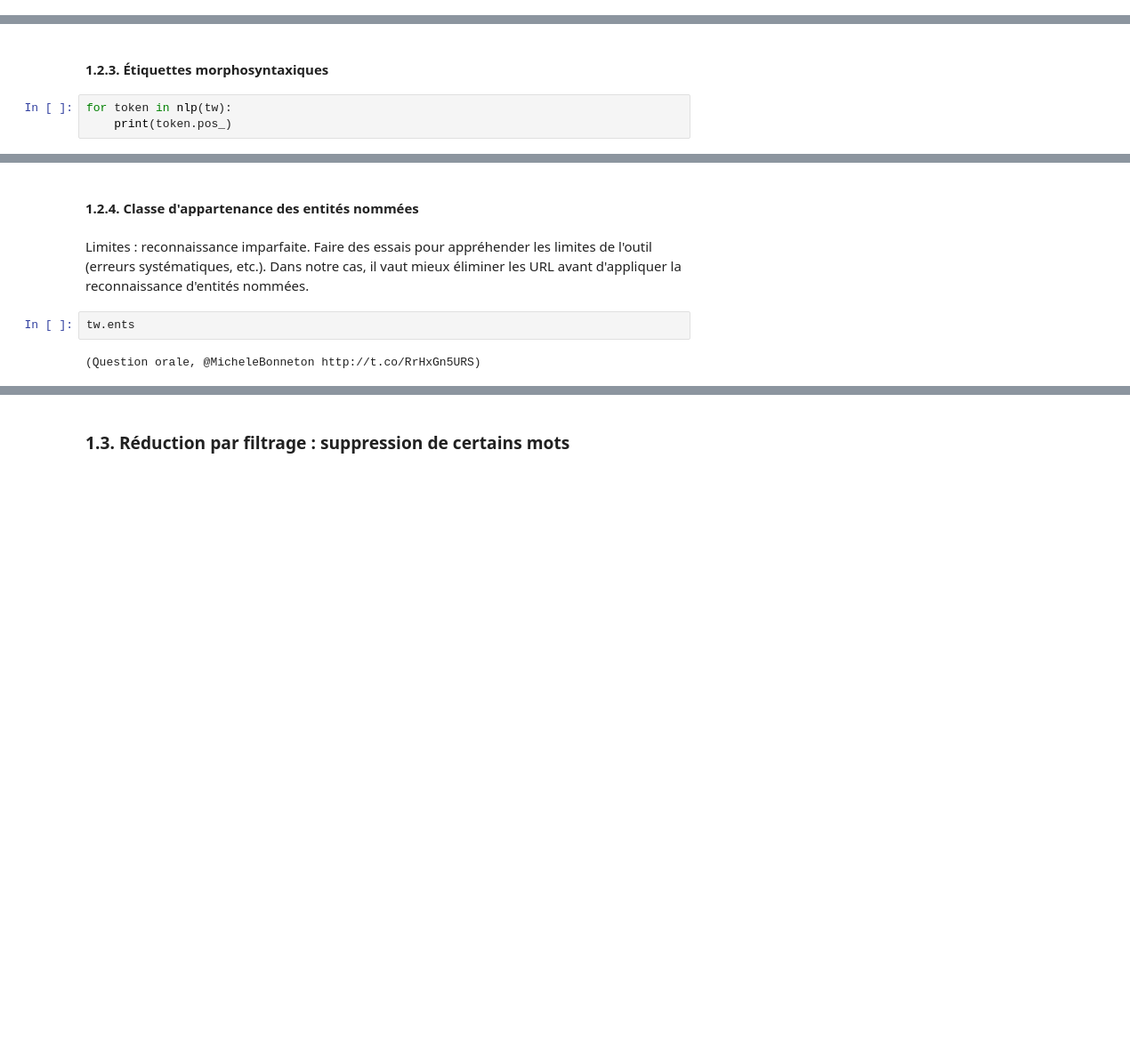
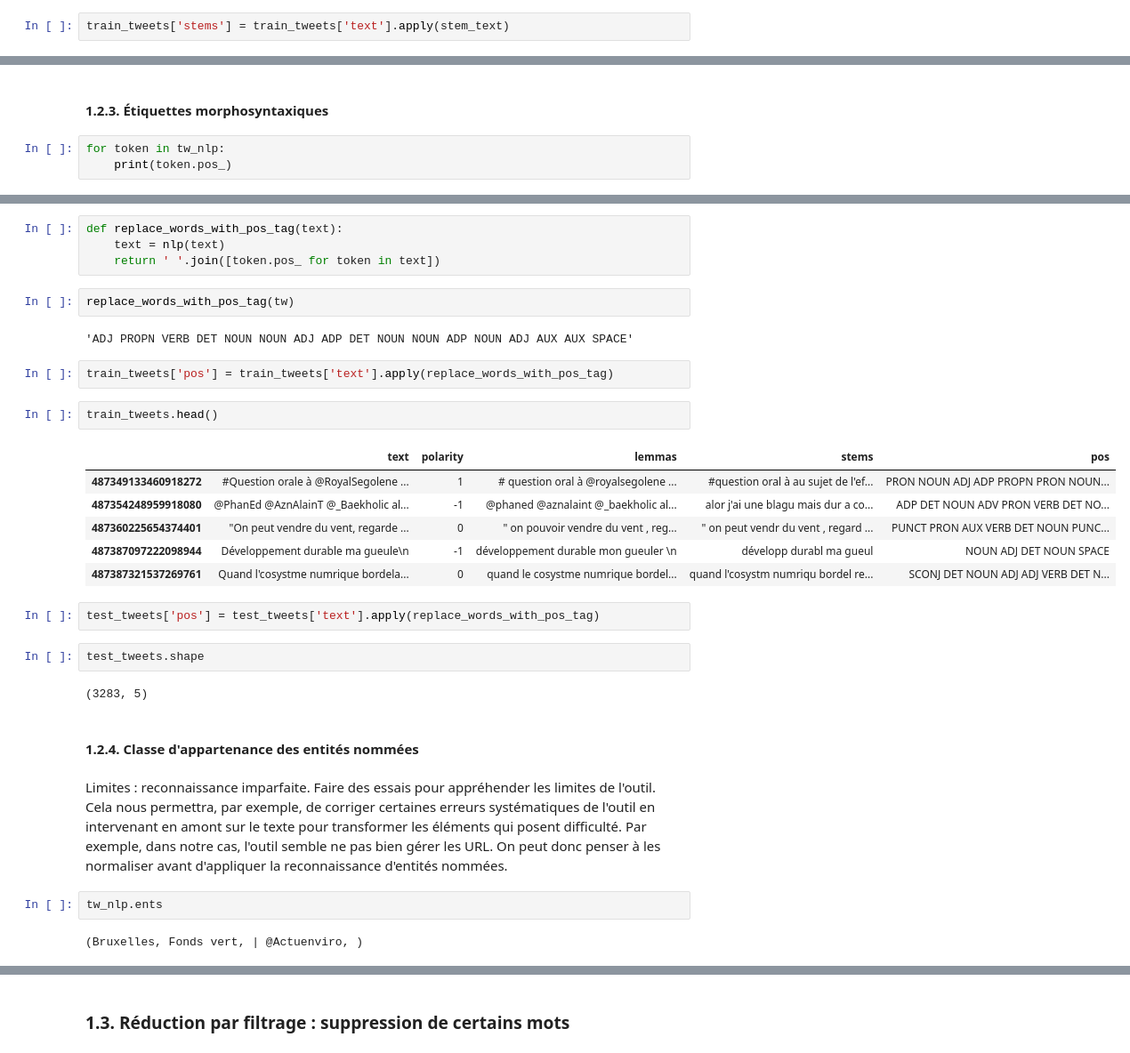
Before and after one commit to katvi/txMiningTD, a Jupyter notebook: Classification de tweets selon leur polarité.ipynb, the cells around one changed output, grey strips where cells are left out. Shown at 89% size. Drawn from its saved outputs; the diff is of its cells as text; blank space fills up the shorter version.

```diff
--- a/Classification de tweets selon leur polarité.ipynb
+++ b/Classification de tweets selon leur polarité.ipynb
@@ -265,0 +377,2 @@ for token in tokenizer.tokenize(tw):
+# %%
+train_tweets['stems'] = train_tweets['text'].apply(stem_text)
@@ -266,5 +394,5 @@ for token in tokenizer.tokenize(tw):
 # %% [markdown]
 #### 1.2.3. Étiquettes morphosyntaxiques
 # %%
-for token in nlp(tw):
+for token in tw_nlp:
     print(token.pos_)
@@ -271,9 +419,34 @@ for token in nlp(tw):
+# %%
+def replace_words_with_pos_tag(text):
+    text = nlp(text)
+    return ' '.join([token.pos_ for token in text])
+# %%
+replace_words_with_pos_tag(tw)
+# %% [output]
+'ADJ PROPN VERB DET NOUN NOUN ADJ ADP DET NOUN NOUN ADP NOUN ADJ AUX AUX SPACE'
+# %%
+train_tweets['pos'] = train_tweets['text'].apply(replace_words_with_pos_tag)
+# %%
+train_tweets.head()
+# %% [output]
+|  | text | polarity | lemmas | stems | pos |
+| 487349133460918272 | #Question orale à @RoyalSegolene ... | 1 | # question oral à @royalsegolene ... | #question oral à au sujet de l'ef... | PRON NOUN ADJ ADP PROPN PRON NOUN... |
+| 487354248959918080 | @PhanEd @AznAlainT @_Baekholic al... | -1 | @phaned @aznalaint @_baekholic al... | alor j'ai une blagu mais dur a co... | ADP DET NOUN ADV PRON VERB DET NO... |
+| 487360225654374401 | "On peut vendre du vent, regarde ... | 0 | " on pouvoir vendre du vent , reg... | " on peut vendr du vent , regard ... | PUNCT PRON AUX VERB DET NOUN PUNC... |
+| 487387097222098944 | Développement durable ma gueule\n | -1 | développement durable mon gueuler \n | développ durabl ma gueul | NOUN ADJ DET NOUN SPACE |
+| 487387321537269761 | Quand l'cosystme numrique bordela... | 0 | quand le cosystme numrique bordel... | quand l'cosystm numriqu bordel re... | SCONJ DET NOUN ADJ ADJ VERB DET N... |
+# %%
+test_tweets['pos'] = test_tweets['text'].apply(replace_words_with_pos_tag)
+# %%
+test_tweets.shape
+# %% [output]
+(3283, 5)
 # %% [markdown]
 #### 1.2.4. Classe d'appartenance des entités nommées
 # %% [markdown]
-Limites : reconnaissance imparfaite. Faire des essais pour appréhender les limites de l'outil (erreurs systématiques, etc.). Dans notre cas, il vaut mieux éliminer les URL avant d'appliquer la reconnaissance d'entités nommées.
+Limites : reconnaissance imparfaite. Faire des essais pour appréhender les limites de l'outil. Cela nous permettra, par exemple, de corriger certaines erreurs systématiques de l'outil en intervenant en amont sur le texte pour transformer les éléments qui posent difficulté. Par exemple, dans notre cas, l'outil semble ne pas bien gérer les URL. On peut donc penser à les normaliser avant d'appliquer la reconnaissance d'entités nommées.
 # %%
-tw.ents
+tw_nlp.ents
 # %% [output]
-(Question orale, @MicheleBonneton http://t.co/RrHxGn5URS)
+(Bruxelles, Fonds vert, | @Actuenviro, )
 # %%
```
Also changed, not shown: parts of 150 cells of this notebook.
